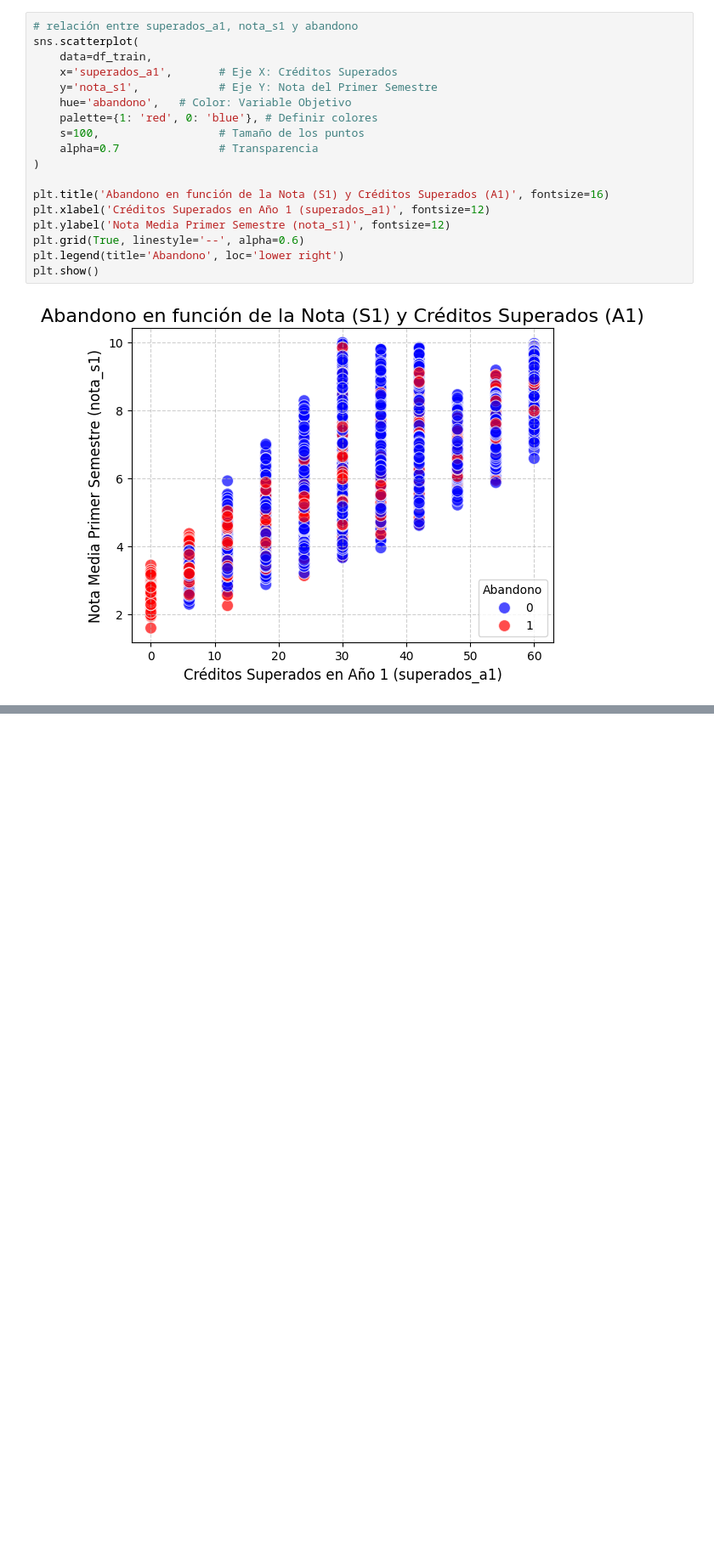
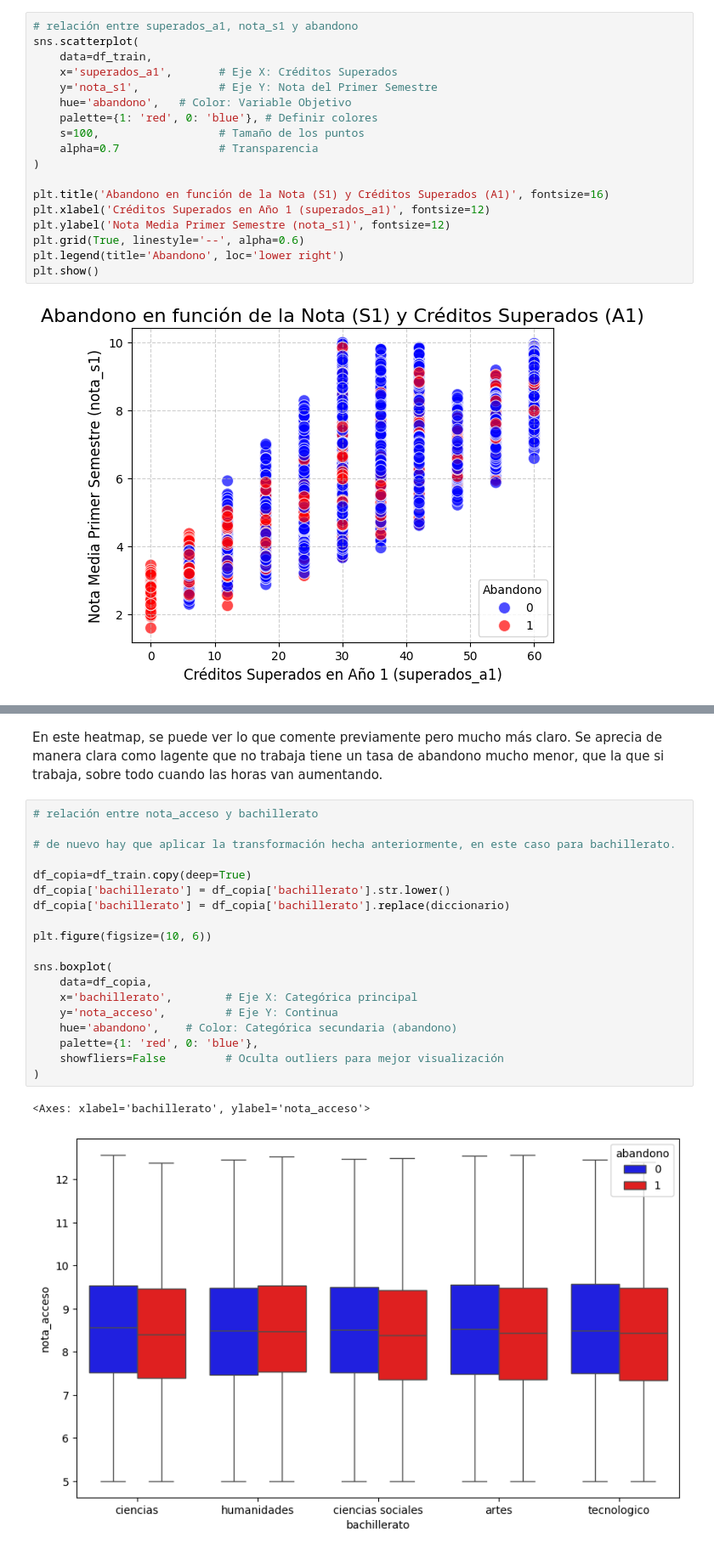
Before and after one commit to Marcos-Wth/Practica_1_Mineria_de_Datos, a Jupyter notebook: Práctica 1 - Análisis, procesamiento y validación .ipynb, the cells around one changed output, grey strips where cells are left out. Shown at 85% size. Saved outputs shown, nothing was run; the diff lists cells and outputs as text; blank space fills up the shorter version.

```diff
--- a/Práctica 1 - Análisis, procesamiento y validación .ipynb
+++ b/Práctica 1 - Análisis, procesamiento y validación .ipynb
@@ -885,0 +952,24 @@ plt.show()
+# %% [markdown]
+En este heatmap, se puede ver lo que comente previamente pero mucho más claro. Se aprecia de manera clara como lagente que no trabaja tiene un tasa de abandono mucho menor, que la que si trabaja, sobre todo cuando las horas van aumentando.
+# %%
+# relación entre nota_acceso y bachillerato
+
+# de nuevo hay que aplicar la transformación hecha anteriormente, en este caso para bachillerato.
+
+df_copia=df_train.copy(deep=True)
+df_copia['bachillerato'] = df_copia['bachillerato'].str.lower()
+df_copia['bachillerato'] = df_copia['bachillerato'].replace(diccionario)
+
+plt.figure(figsize=(10, 6))
+
+sns.boxplot(
+    data=df_copia,
+    x='bachillerato',        # Eje X: Categórica principal
+    y='nota_acceso',         # Eje Y: Continua
+    hue='abandono',    # Color: Categórica secundaria (abandono)
+    palette={1: 'red', 0: 'blue'},
+    showfliers=False         # Oculta outliers para mejor visualización
+)
+# %% [output]
+<Axes: xlabel='bachillerato', ylabel='nota_acceso'>
+[figure, added]
```
Also changed, not shown: parts of 13 cells of this notebook.
